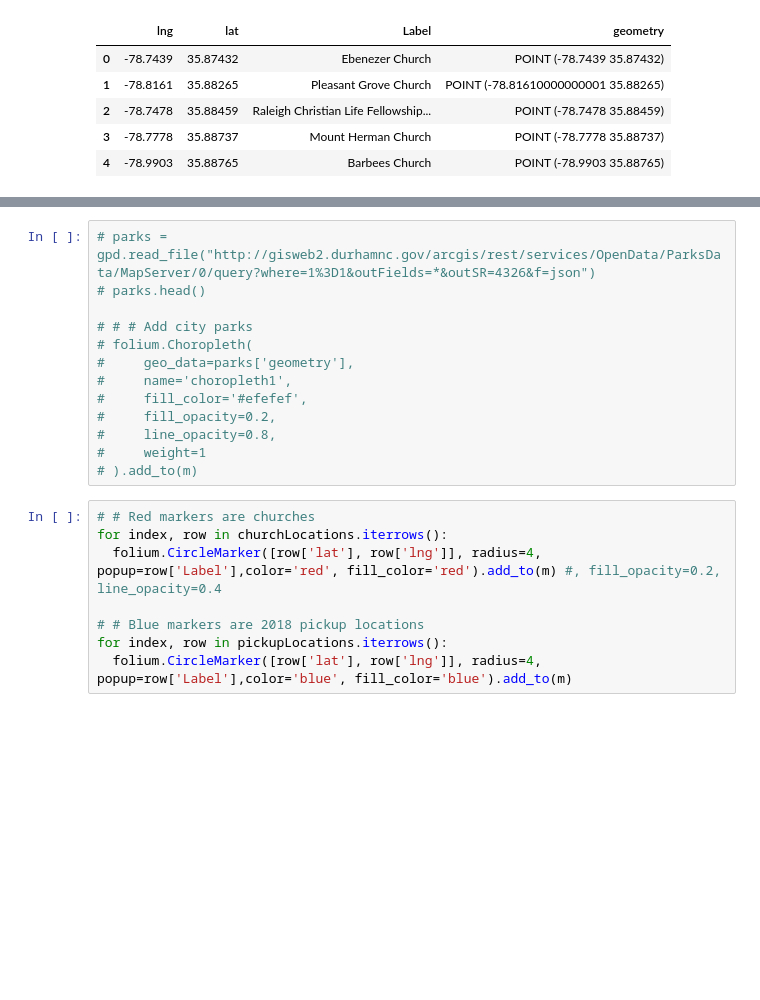
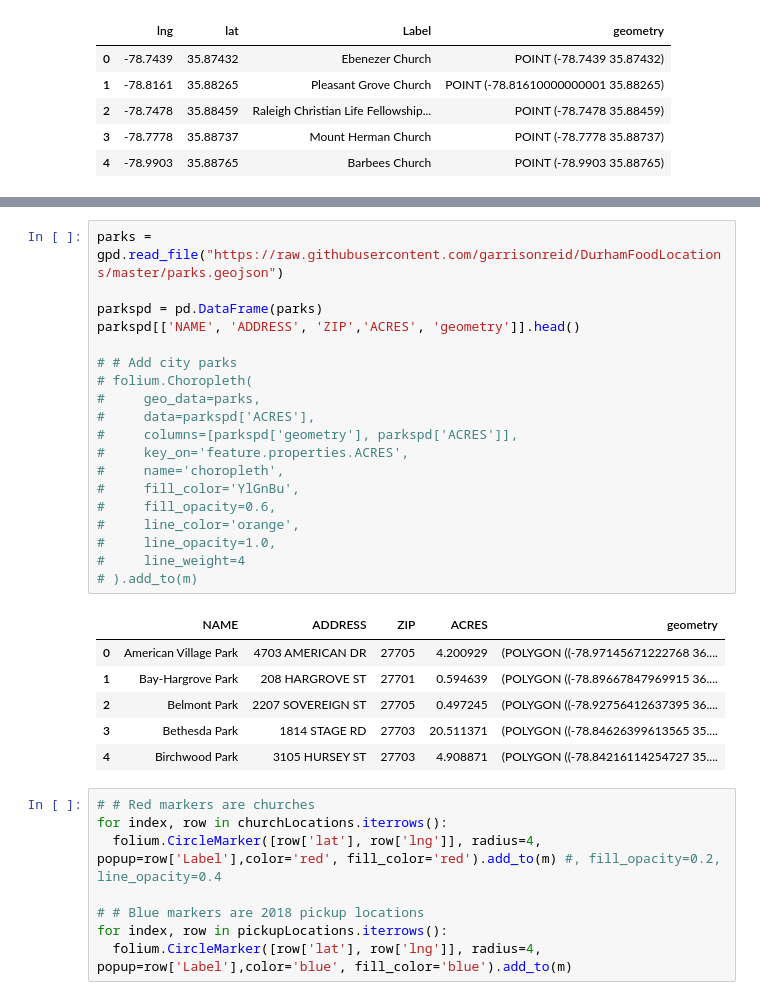
Before and after one commit to garrisonreid/DurhamFoodLocations, a Jupyter notebook: Durham_Summer_Meals_Map.ipynb, the cells around one changed output, grey strips where cells are left out. Saved outputs shown, nothing was run; the diff lists cells and outputs as text; blank space fills up the shorter version.

Commit message:
Corrected boundary and choropleth map layers

```diff
--- a/Durham_Summer_Meals_Map.ipynb
+++ b/Durham_Summer_Meals_Map.ipynb
@@ -143,18 +166,31 @@ folium.Choropleth(
 # %% [output]
 <folium.features.Choropleth at 0x...>
-# %%
-# parks = gpd.read_file("http://gisweb2.durhamnc.gov/arcgis/rest/services/OpenData/ParksData/MapServer/0/query?where=1%3D1&outFields=*&outSR=4326&f=json")
-# parks.head()
-
-# # # Add city parks
-# folium.Choropleth(
-#     geo_data=parks['geometry'],
-#     name='choropleth1',
-#     fill_color='#efefef',
-#     fill_opacity=0.2,
-#     line_opacity=0.8,
-#     weight=1
-# ).add_to(m)
+# %%
+parks = gpd.read_file("https://raw.githubusercontent.com/garrisonreid/DurhamFoodLocations/master/parks.geojson")
+
+parkspd = pd.DataFrame(parks)
+parkspd[['NAME', 'ADDRESS', 'ZIP','ACRES', 'geometry']].head()
+
+# # Add city parks
+# folium.Choropleth(
+#     geo_data=parks,
+#     data=parkspd['ACRES'],
+#     columns=[parkspd['geometry'], parkspd['ACRES']],
+#     key_on='feature.properties.ACRES',
+#     name='choropleth',
+#     fill_color='YlGnBu',
+#     fill_opacity=0.6,
+#     line_color='orange',
+#     line_opacity=1.0,
+#     line_weight=4
+# ).add_to(m)
+# %% [output]
+|  | NAME | ADDRESS | ZIP | ACRES | geometry |
+| 0 | American Village Park | 4703 AMERICAN DR | 27705 | 4.200929 | (POLYGON ((-78.97145671222768 36.... |
+| 1 | Bay-Hargrove Park | 208 HARGROVE ST | 27701 | 0.594639 | (POLYGON ((-78.89667847969915 36.... |
+| 2 | Belmont Park | 2207 SOVEREIGN ST | 27705 | 0.497245 | (POLYGON ((-78.92756412637395 36.... |
+| 3 | Bethesda Park | 1814 STAGE RD | 27703 | 20.511371 | (POLYGON ((-78.84626399613565 35.... |
+| 4 | Birchwood Park | 3105 HURSEY ST | 27703 | 4.908871 | (POLYGON ((-78.84216114254727 35.... |
 # %%
 # # Red markers are churches
 for index, row in churchLocations.iterrows():
```
Also changed, not shown: parts of 11 cells of this notebook.
